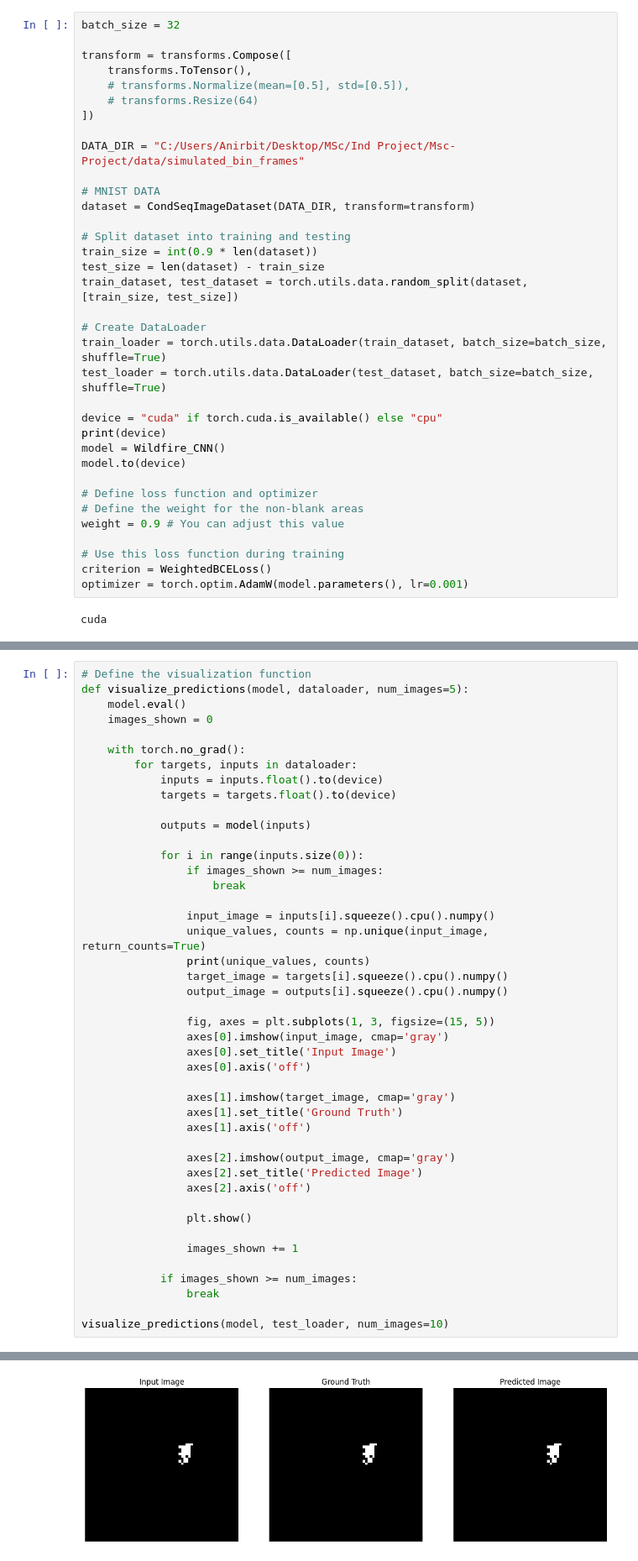
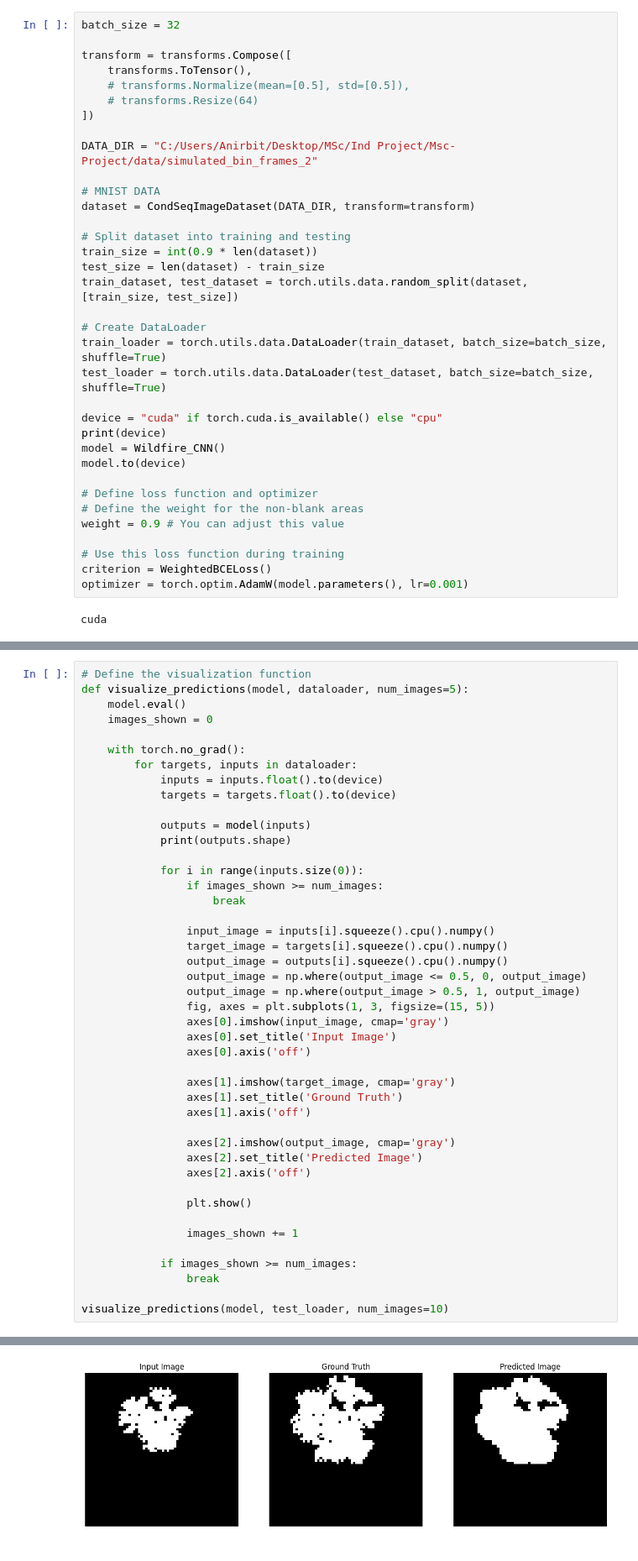
Before and after one commit to AnirbitGhosh/Msc-Project, a Jupyter notebook: src/model/baselines/baseline_cnn.ipynb, the cells around one changed output, grey strips where cells are left out. Shown at 84% size. Saved outputs shown, nothing was run; the diff lists cells and outputs as text.

```diff
--- a/src/model/baselines/baseline_cnn.ipynb
+++ b/src/model/baselines/baseline_cnn.ipynb
@@ -174,7 +174,7 @@ transform = transforms.Compose([
     # transforms.Resize(64)
 ])
 
-DATA_DIR = "C:/Users/Anirbit/Desktop/MSc/Ind Project/Msc-Project/data/simulated_bin_frames"
+DATA_DIR = "C:/Users/Anirbit/Desktop/MSc/Ind Project/Msc-Project/data/simulated_bin_frames_2"
 
 # MNIST DATA
 dataset = CondSeqImageDataset(DATA_DIR, transform=transform)
@@ -323,17 +348,17 @@ def visualize_predictions(model, dataloader, num_images=5):
             targets = targets.float().to(device)
 
             outputs = model(inputs)
+            print(outputs.shape)
 
             for i in range(inputs.size(0)):
                 if images_shown >= num_images:
                     break
 
                 input_image = inputs[i].squeeze().cpu().numpy()
-                unique_values, counts = np.unique(input_image, return_counts=True)
-                print(unique_values, counts)
                 target_image = targets[i].squeeze().cpu().numpy()
                 output_image = outputs[i].squeeze().cpu().numpy()
-
+                output_image = np.where(output_image <= 0.5, 0, output_image)
+                output_image = np.where(output_image > 0.5, 1, output_image)
                 fig, axes = plt.subplots(1, 3, figsize=(15, 5))
                 axes[0].imshow(input_image, cmap='gray')
                 axes[0].set_title('Input Image')
@@ -368 +389 @@ visualize_predictions(model, test_loader, num_images=10)
-[figure, old version]
+[figure, new version]
```
Also changed, not shown: parts of 5 cells of this notebook, 19 other files.
